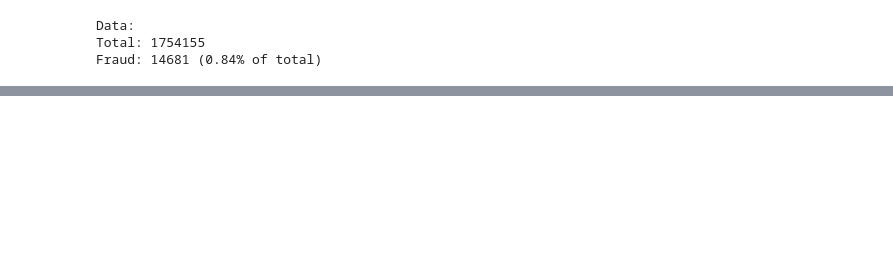
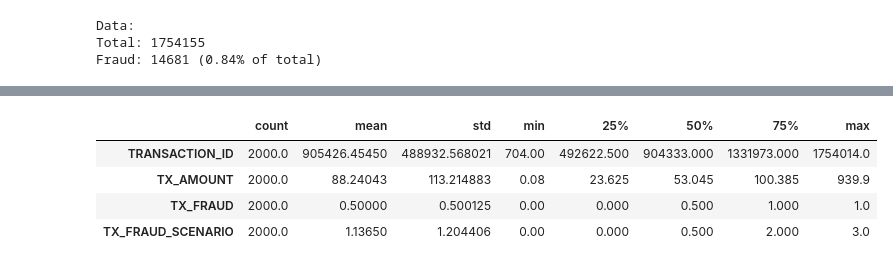
Before and after one commit to dhyannn/Deep-learning, a Jupyter notebook: 514_DLprog2.ipynb, the cells around one changed output, grey strips where cells are left out. Cells and saved outputs as stored; diff of their text form; code cells hidden in the pictures; blank space fills up the shorter version.

```diff
--- a/514_DLprog2.ipynb
+++ b/514_DLprog2.ipynb
@@ -89,0 +98,8 @@ fig.show()
+# %%
+df.describe().T
+# %% [output]
+|  | count | mean | std | min | 25% | 50% | 75% | max |
+| TRANSACTION_ID | 2000.0 | 905426.45450 | 488932.568021 | 704.00 | 492622.500 | 904333.000 | 1331973.000 | 1754014.0 |
+| TX_AMOUNT | 2000.0 | 88.24043 | 113.214883 | 0.08 | 23.625 | 53.045 | 100.385 | 939.9 |
+| TX_FRAUD | 2000.0 | 0.50000 | 0.500125 | 0.00 | 0.000 | 0.500 | 1.000 | 1.0 |
+| TX_FRAUD_SCENARIO | 2000.0 | 1.13650 | 1.204406 | 0.00 | 0.000 | 0.500 | 2.000 | 3.0 |
```
Also changed, not shown: parts of 18 cells of this notebook.
